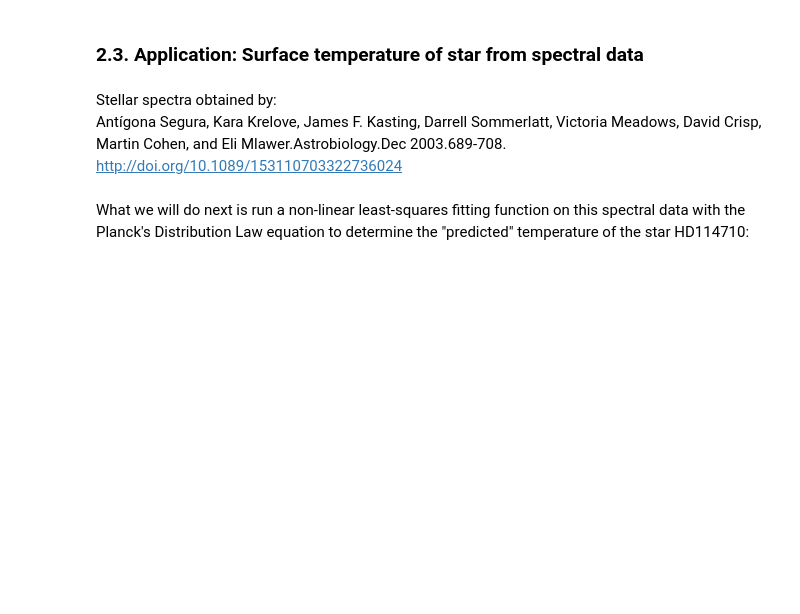
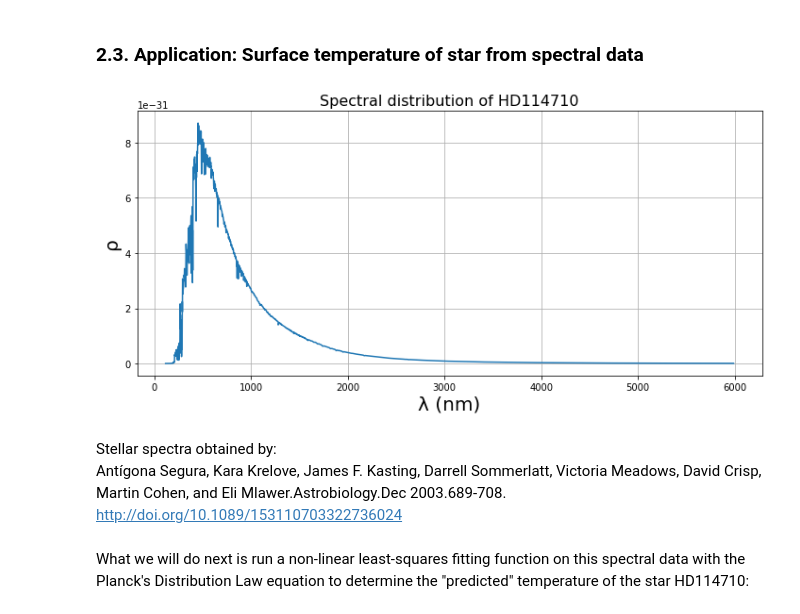
Before and after one commit to sokolov-group/jupyter_handouts, a Jupyter notebook: 04_historical_background/04_historical_background.ipynb, the cells around one changed output. Drawn from its saved outputs; the diff is of its cells as text; code cells hidden in the pictures; blank space fills up the shorter version.

Commit message:
Moved some images and cleaned up some parts of notebook

```diff
--- a/04_historical_background/04_historical_background.ipynb
+++ b/04_historical_background/04_historical_background.ipynb
@@ -146,39 +150,41 @@ plt.grid()
 # Create variable for the name of the file
 ### All y-axis units are in W/cm^2/micron and x-axis units are in microns ###
 
-#filename = 'star_data/hd114710um.txt'
-#starname = 'HD114710'
-filename = 'star_data/hd206860um.txt'
-starname = 'HD206860'
+filename = 'star_data/hd114710um.txt'
+starname = 'HD114710'
+#filename = 'star_data/hd206860um.txt'
+#starname = 'HD206860'
 #filename = 'star_data/hd128167um.txt'
 #starname = 'HD128167'
 
 # Make empty lists to append values from star data file
 x_values = []
 y_values = []
 
 # Open and read data from file
 infile = open(filename, 'r')
 
 lines = infile.readlines()
 
 for line in lines:
     sline = line.split()
     if float(sline[0])*1000 <= 6000 and float(sline[1]) > 0:
         x_values.append(float(sline[0])*1000.)               # Division by  1000 for unit conversion from data
         y_values.append(float(sline[1])/100000000000000000.) # Division by 10^17 for unit conversion from data
 
 # Close the file
 infile.close()
 
 # Set up graph and plot
 plt.figure(figsize=(10,5))
 plt.plot(x_values, y_values)
 plt.xlabel('λ (nm)', fontsize=20)
 plt.ylabel('ρ', fontsize=20)
 plt.title('Spectral distribution of %s' % starname, fontsize=16)
 plt.tight_layout()
 plt.grid()
+# %% [output]
+[figure, added]
 # %% [markdown]
 Stellar spectra obtained by:
 Antígona Segura, Kara Krelove, James F. Kasting, Darrell Sommerlatt, Victoria Meadows, David Crisp, Martin Cohen, and Eli Mlawer.Astrobiology.Dec 2003.689-708. http://doi.org/10.1089/153110703322736024
```
Also changed, not shown: parts of 32 cells of this notebook, 4 other files.
